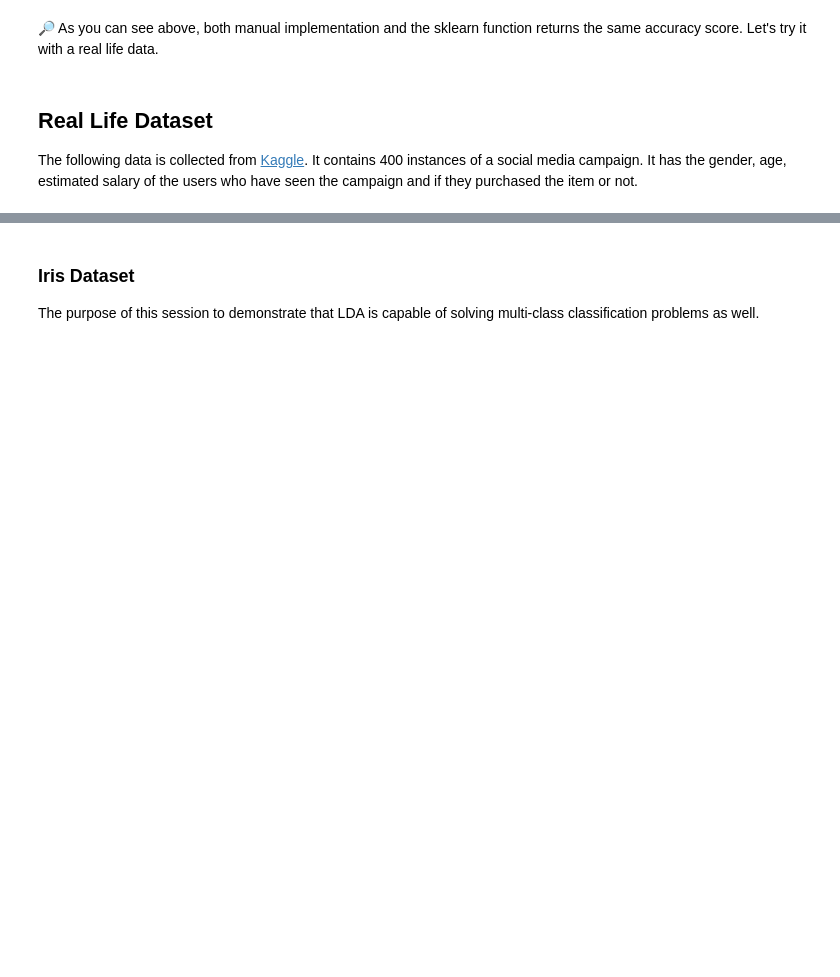
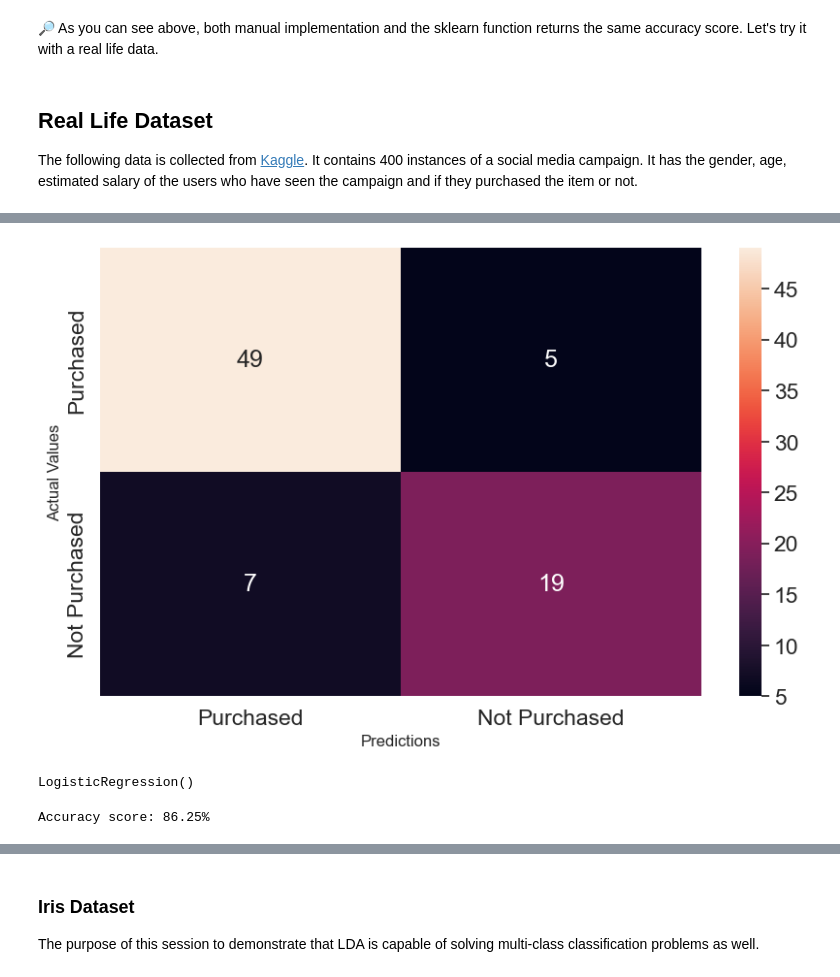
Before and after one commit to muscak/Master-Machine-Learning-Algorithms, a Jupyter notebook: Linear-Algorithms/LDA/LDA.ipynb, the cells around one changed output, grey strips where cells are left out. Drawn from its saved outputs; the diff is of its cells as text; code cells hidden in the pictures; blank space fills up the shorter version.

```diff
--- a/Linear-Algorithms/LDA/LDA.ipynb
+++ b/Linear-Algorithms/LDA/LDA.ipynb
@@ -203,0 +242,5 @@ The following data is collected from [Kaggle](https://www.kaggle.com/datasets/dr
+# %%
+x = df_social.drop('Purchased', axis=1)
+y = df_social['Purchased']
+
+x_train, x_test, y_train, y_test = train_test_split(x, y, test_size=0.2, shuffle=True, random_state=101)
@@ -203,0 +249,4 @@ The following data is collected from [Kaggle](https://www.kaggle.com/datasets/dr
+# %%
+scaler = MinMaxScaler()
+x_train = scaler.fit_transform(x_train)
+x_test = scaler.transform(x_test)
@@ -203,0 +263,2 @@ The following data is collected from [Kaggle](https://www.kaggle.com/datasets/dr
+# %%
+y_hat = model.predict(x_test)
@@ -203,0 +272,14 @@ The following data is collected from [Kaggle](https://www.kaggle.com/datasets/dr
+# %%
+cm = confusion_matrix(y_test, y_hat)
+labels = ['Purchased', 'Not Purchased']
+pred_labels = [l for l in labels]
+cm_df = pd.DataFrame(cm, index=labels, columns=pred_labels)
+
+sb.set(font_scale=1.5)
+plt.figure(figsize=(10,6))
+sb.heatmap(cm_df, annot=True, fmt='d')
+plt.xlabel('Predictions', fontsize=12)
+plt.ylabel('Actual Values', fontsize=12)
+plt.show()
+# %% [output]
+[figure, added]
@@ -203,0 +288,10 @@ The following data is collected from [Kaggle](https://www.kaggle.com/datasets/dr
+# %%
+lr_model = LogisticRegression() # Using defult lbfgs functions
+lr_model.fit(x_train, y_train)
+# %% [output]
+LogisticRegression()
+# %%
+y_hat_lr = lr_model.predict(x_test)
+print('Accuracy score: {:.2f}%'.format(accuracy_score(y_test, y_hat_lr)*100))
+# %% [output]
+Accuracy score: 86.25%
```
Also changed, not shown: parts of 23 cells of this notebook.
